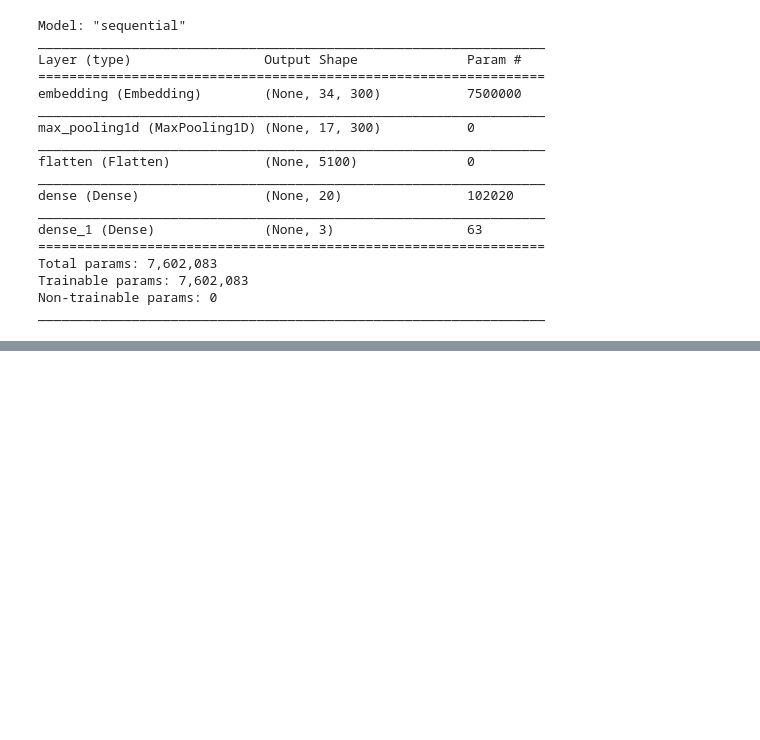
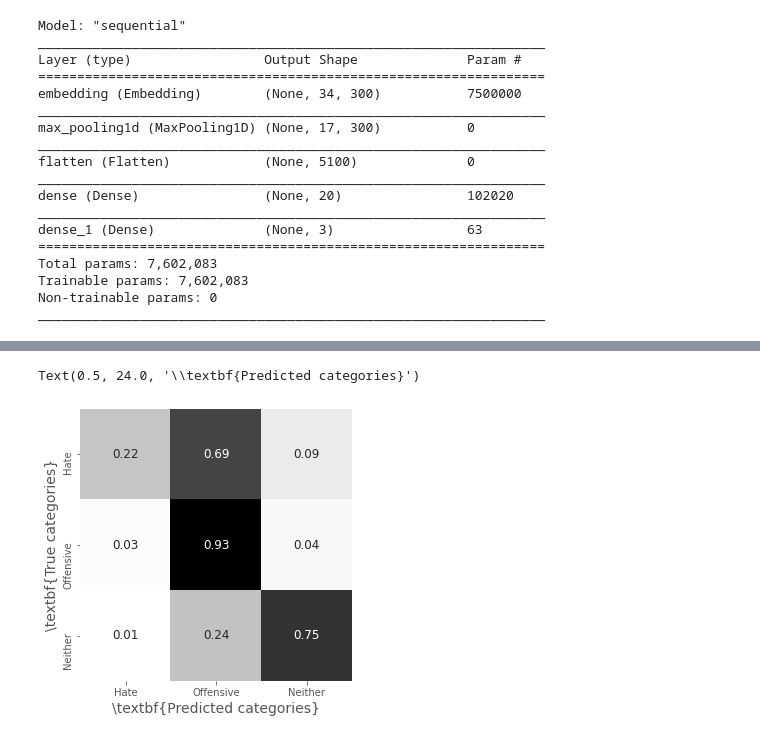
Before and after one commit to malinphy/hate_speech, a Jupyter notebook: hate_speech_malp.ipynb, the cells around one changed output, grey strips where cells are left out. Drawn from its saved outputs; the diff is of its cells as text; code cells hidden in the pictures; blank space fills up the shorter version.

```diff
--- a/hate_speech_malp.ipynb
+++ b/hate_speech_malp.ipynb
@@ -281,0 +292,3 @@ plt.xlim([0,30])
+# %%
+
+res = tf_model.predict(x_test)
@@ -281,0 +306,6 @@ plt.xlim([0,30])
+# %%
+y_pred =[]
+y_test_2 = []
+for i in range(len(res)):
+    y_pred.append(np.argmax(res[i]))
+    y_test_2.append(np.argmax(y_test[i]))
@@ -281,0 +325,14 @@ plt.xlim([0,30])
+# %%
+confusion_matrix = cm
+matrix_proportions = np.zeros((3,3))
+for i in range(0,3):
+    matrix_proportions[i,:] = confusion_matrix[i,:]/float(confusion_matrix[i,:].sum())
+names=['Hate','Offensive','Neither']
+confusion_df = pd.DataFrame(matrix_proportions, index=names,columns=names)
+plt.figure(figsize=(5,5))
+sns.heatmap(confusion_df,annot=True,annot_kws={"size": 12},cmap='gist_gray_r',cbar=False, square=True,fmt='.2f')
+plt.ylabel(r'\textbf{True categories}',fontsize=14)
+plt.xlabel(r'\textbf{Predicted categories}',fontsize=14)
+# %% [output]
+Text(0.5, 24.0, '\\textbf{Predicted categories}')
+[figure, added]
```
Also changed, not shown: parts of 8 cells of this notebook.
